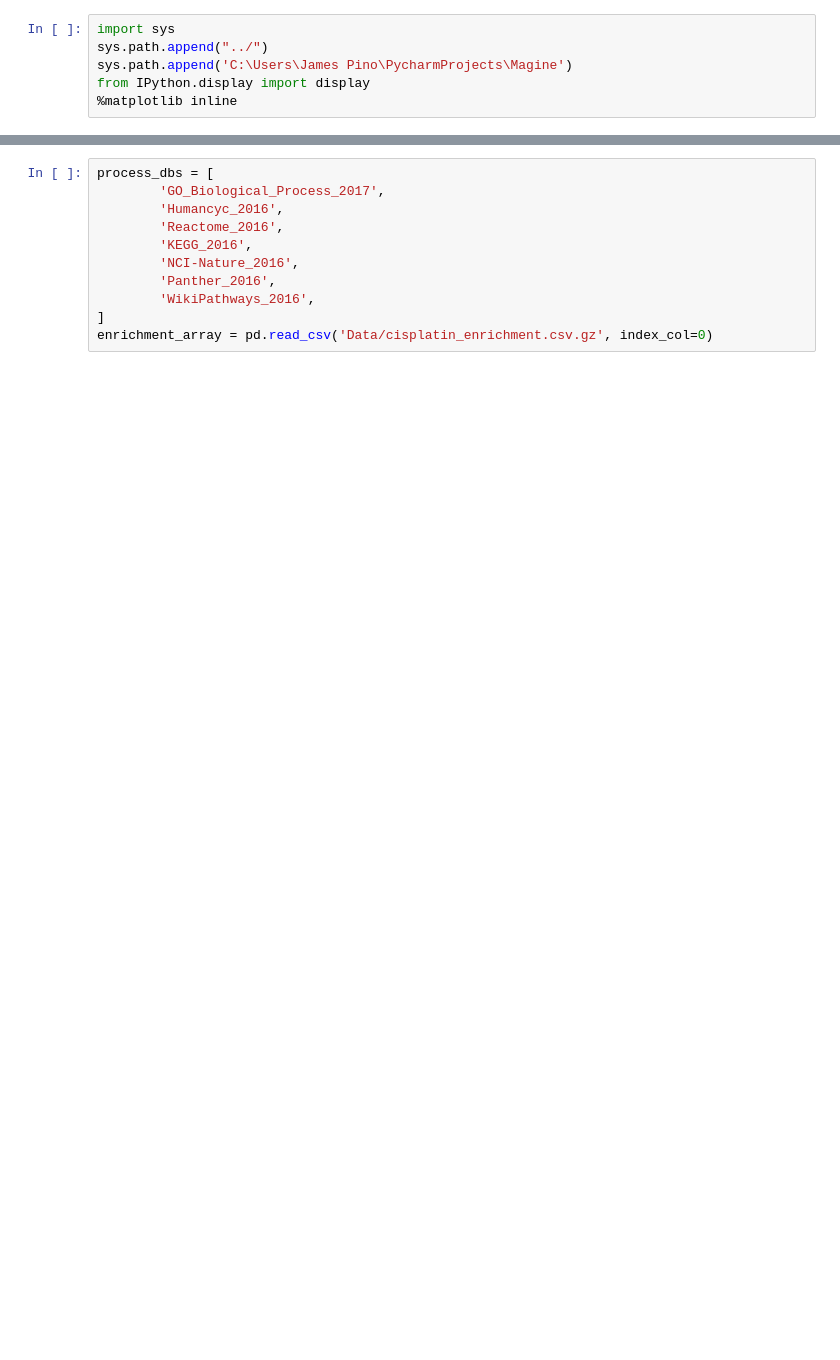
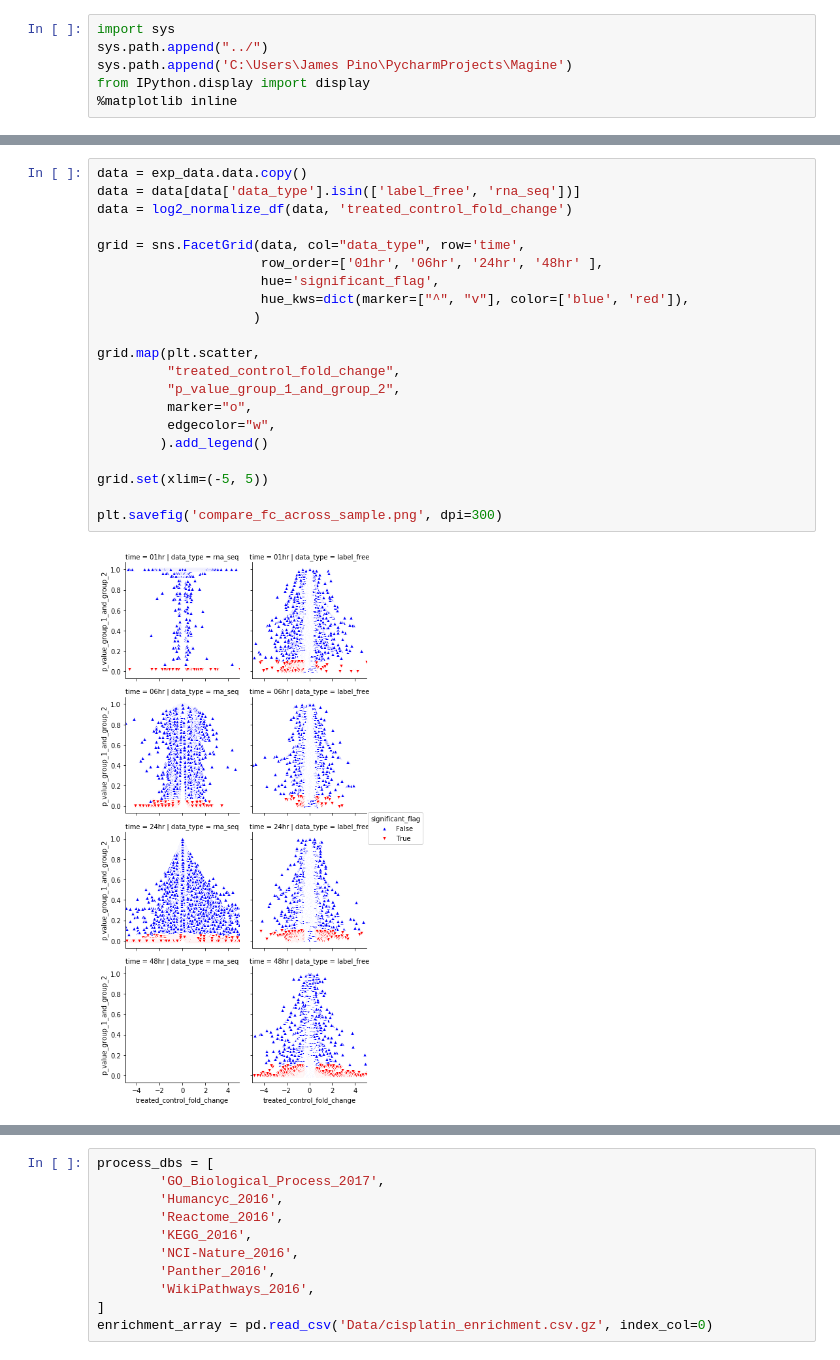
Before and after one commit to LoLab-MSM/MAGINE, a Jupyter notebook: examples/cisplatin/data_exploration.ipynb, the cells around one changed output, grey strips where cells are left out. Cells and saved outputs as stored; diff of their text form; blank space fills up the shorter version.

```diff
--- a/examples/cisplatin/data_exploration.ipynb
+++ b/examples/cisplatin/data_exploration.ipynb
@@ -12,0 +58,23 @@ from magine.plotting.wordcloud_tools import create_wordcloud
+# %%
+data = exp_data.data.copy()
+data = data[data['data_type'].isin(['label_free', 'rna_seq'])]
+data = log2_normalize_df(data, 'treated_control_fold_change')
+
+grid = sns.FacetGrid(data, col="data_type", row='time',
+                     row_order=['01hr', '06hr', '24hr', '48hr' ],
+                     hue='significant_flag',
+                     hue_kws=dict(marker=["^", "v"], color=['blue', 'red']),
+                    )
+
+grid.map(plt.scatter,
+         "treated_control_fold_change",
+         "p_value_group_1_and_group_2",
+         marker="o",
+         edgecolor="w",
+        ).add_legend()
+
+grid.set(xlim=(-5, 5))
+
+plt.savefig('compare_fc_across_sample.png', dpi=300)
+# %% [output]
+[figure, added]
```
Also changed, not shown: parts of 30 cells of this notebook, 5 other files.
